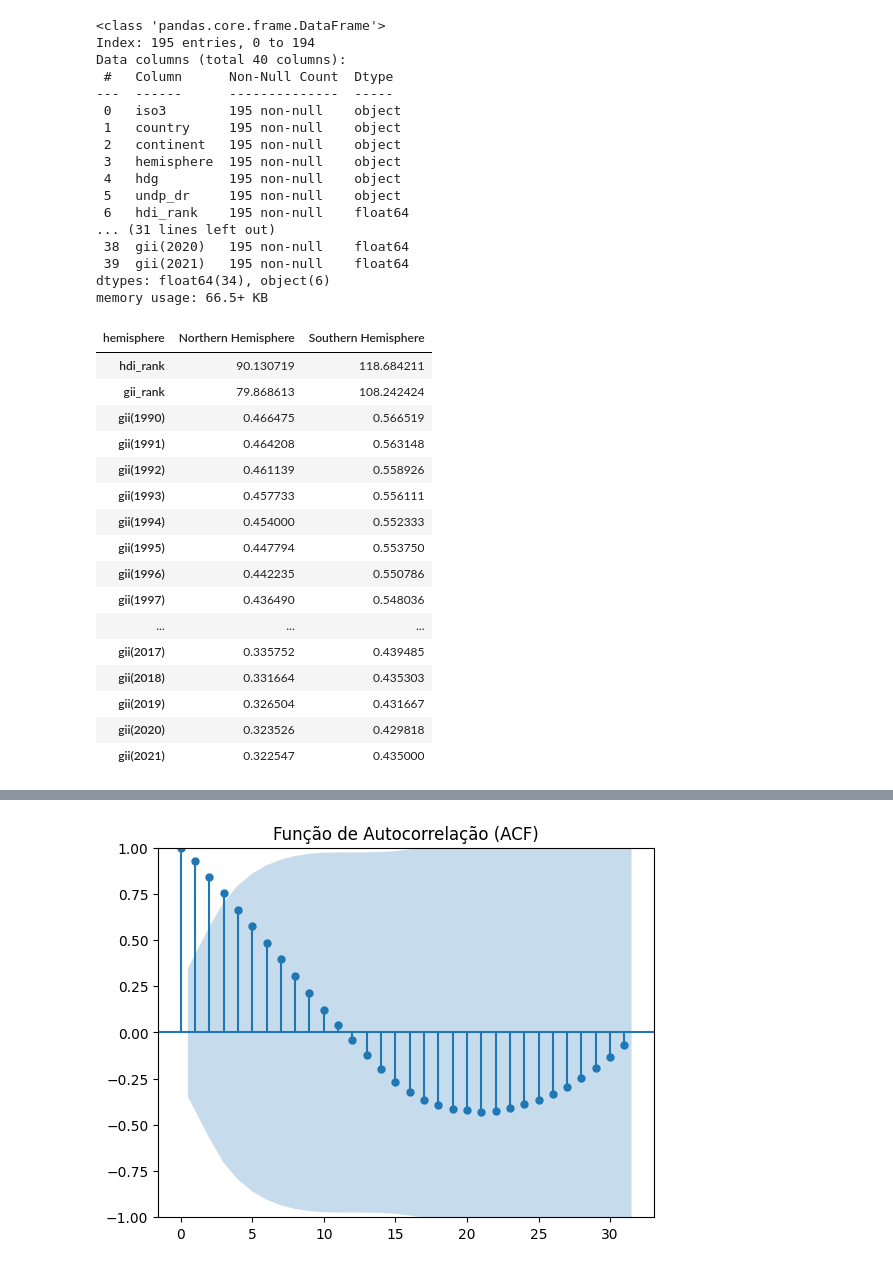
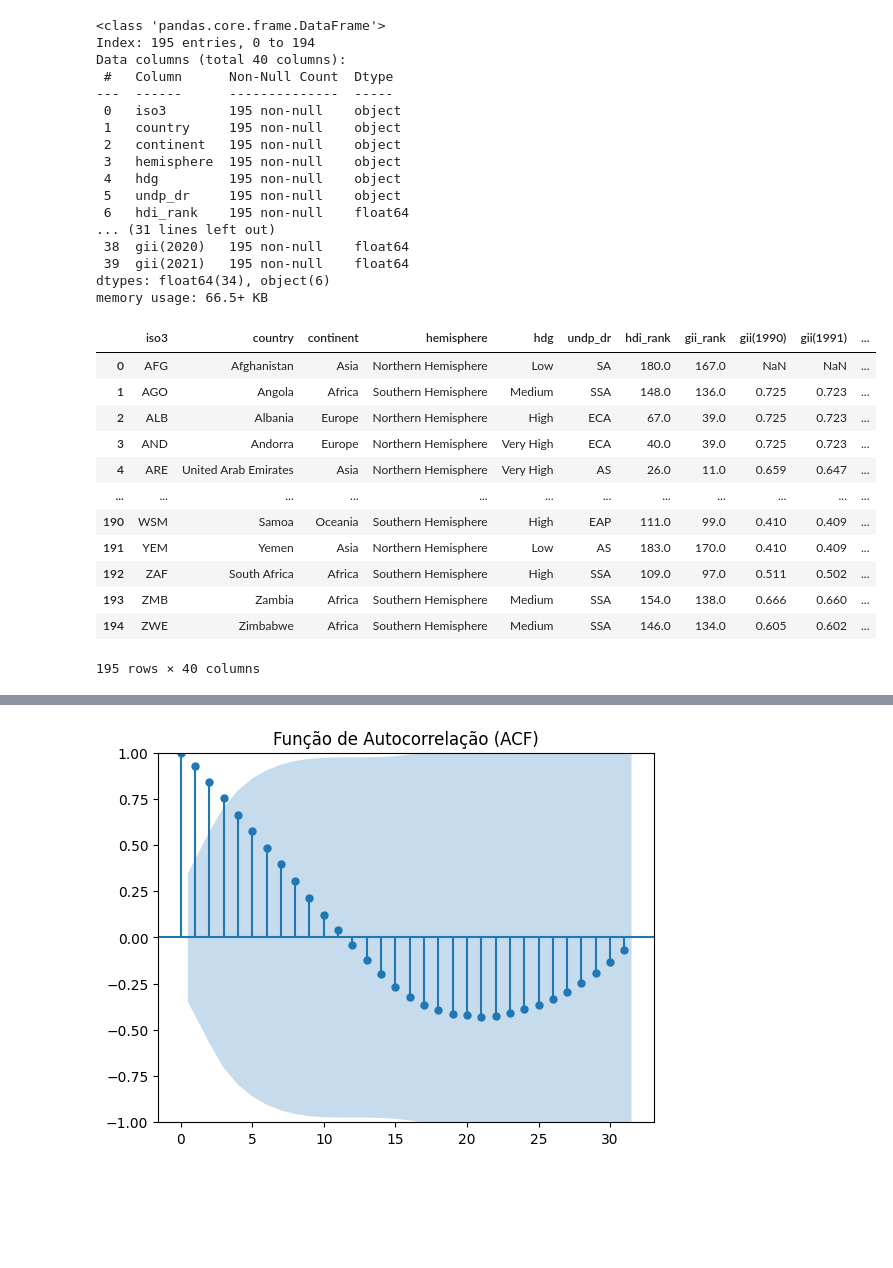
Before and after one commit to RafaelJosePortoSilva/analise_gender_inequality, a Jupyter notebook: main.ipynb, the cells around one changed output, grey strips where cells are left out. Cells and saved outputs as stored; diff of their text form; code cells hidden in the pictures; blank space fills up the shorter version.

```diff
--- a/main.ipynb
+++ b/main.ipynb
@@ -202,26 +202,22 @@ Data columns (total 40 columns):
  39  gii(2021)   195 non-null    float64
 dtypes: float64(34), object(6)
 memory usage: 66.5+ KB
-# %%
-df_hemisphere.T
-# %% [output]
-| hemisphere | Northern Hemisphere | Southern Hemisphere |
-| hdi_rank | 90.130719 | 118.684211 |
-| gii_rank | 79.868613 | 108.242424 |
-| gii(1990) | 0.466475 | 0.566519 |
-| gii(1991) | 0.464208 | 0.563148 |
-| gii(1992) | 0.461139 | 0.558926 |
-| gii(1993) | 0.457733 | 0.556111 |
-| gii(1994) | 0.454000 | 0.552333 |
-| gii(1995) | 0.447794 | 0.553750 |
-| gii(1996) | 0.442235 | 0.550786 |
-| gii(1997) | 0.436490 | 0.548036 |
-| ... | ... | ... |
-| gii(2017) | 0.335752 | 0.439485 |
-| gii(2018) | 0.331664 | 0.435303 |
-| gii(2019) | 0.326504 | 0.431667 |
-| gii(2020) | 0.323526 | 0.429818 |
-| gii(2021) | 0.322547 | 0.435000 |
+# %%
+df
+# %% [output]
+|  | iso3 | country | continent | hemisphere | hdg | undp_dr | hdi_rank | gii_rank | gii(1990) | gii(1991) | ... |
+| 0 | AFG | Afghanistan | Asia | Northern Hemisphere | Low | SA | 180.0 | 167.0 | NaN | NaN | ... |
+| 1 | AGO | Angola | Africa | Southern Hemisphere | Medium | SSA | 148.0 | 136.0 | 0.725 | 0.723 | ... |
+| 2 | ALB | Albania | Europe | Northern Hemisphere | High | ECA | 67.0 | 39.0 | 0.725 | 0.723 | ... |
+| 3 | AND | Andorra | Europe | Northern Hemisphere | Very High | ECA | 40.0 | 39.0 | 0.725 | 0.723 | ... |
+| 4 | ARE | United Arab Emirates | Asia | Northern Hemisphere | Very High | AS | 26.0 | 11.0 | 0.659 | 0.647 | ... |
+| ... | ... | ... | ... | ... | ... | ... | ... | ... | ... | ... | ... |
+| 190 | WSM | Samoa | Oceania | Southern Hemisphere | High | EAP | 111.0 | 99.0 | 0.410 | 0.409 | ... |
+| 191 | YEM | Yemen | Asia | Northern Hemisphere | Low | AS | 183.0 | 170.0 | 0.410 | 0.409 | ... |
+| 192 | ZAF | South Africa | Africa | Southern Hemisphere | High | SSA | 109.0 | 97.0 | 0.511 | 0.502 | ... |
+| 193 | ZMB | Zambia | Africa | Southern Hemisphere | Medium | SSA | 154.0 | 138.0 | 0.666 | 0.660 | ... |
+| 194 | ZWE | Zimbabwe | Africa | Southern Hemisphere | Medium | SSA | 146.0 | 134.0 | 0.605 | 0.602 | ... |
+195 rows × 40 columns
 # %%
 import numpy as np
 import matplotlib.pyplot as plt
```
Also changed, not shown: parts of 5 cells of this notebook.
